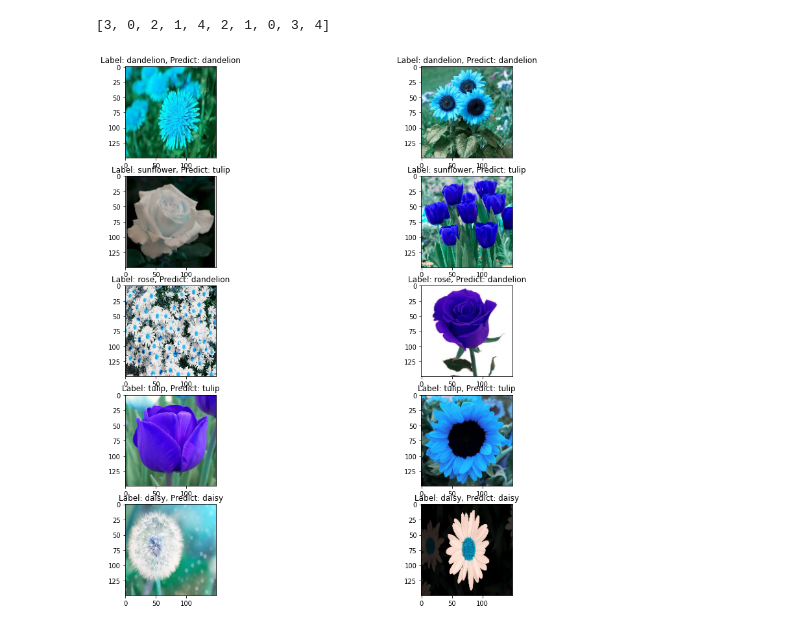
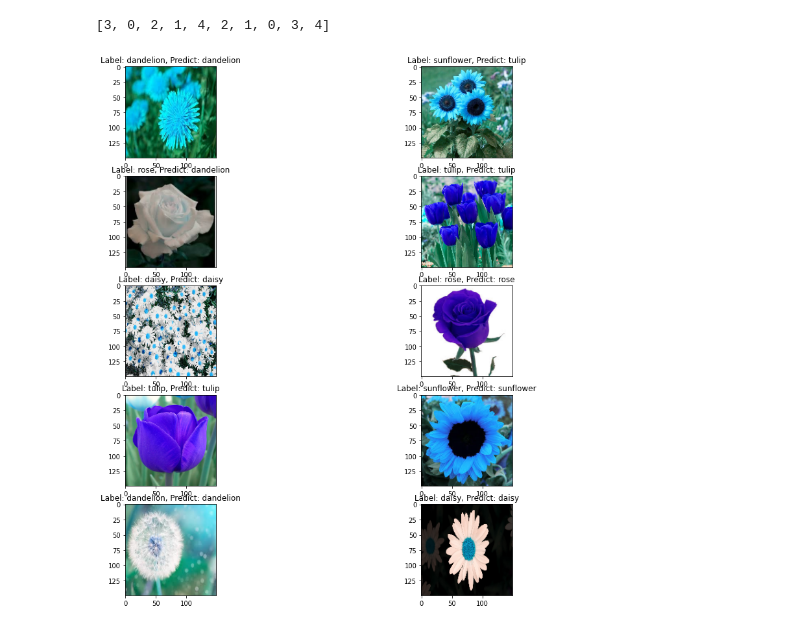
Before and after one commit to SonThanhNguyen13/flowers, a Jupyter notebook: Hello.ipynb, the cells around one changed output. Drawn from its saved outputs; the diff is of its cells as text; code cells hidden in the pictures.

```diff
--- a/Hello.ipynb
+++ b/Hello.ipynb
@@ -454,11 +454,11 @@ y_pred1 = list(y_pred1)
 # %%
 fig,ax=plt.subplots(5,2)
 fig.set_size_inches(15,15)
 count  = 0
 for i in range(5):
     for j in range(2):
         ax[i][j].imshow(test_imgs[count])
-        ax[i][j].set_title('Label: {}, Predict: {}'.format(v[test_labels[i]], v[y_pred1[i]]))
+        ax[i][j].set_title('Label: {}, Predict: {}'.format(v[test_labels[count]], v[y_pred1[count]]))
         count += 1
 # %% [output]
-[figure, old version]
+[figure, new version]
```
